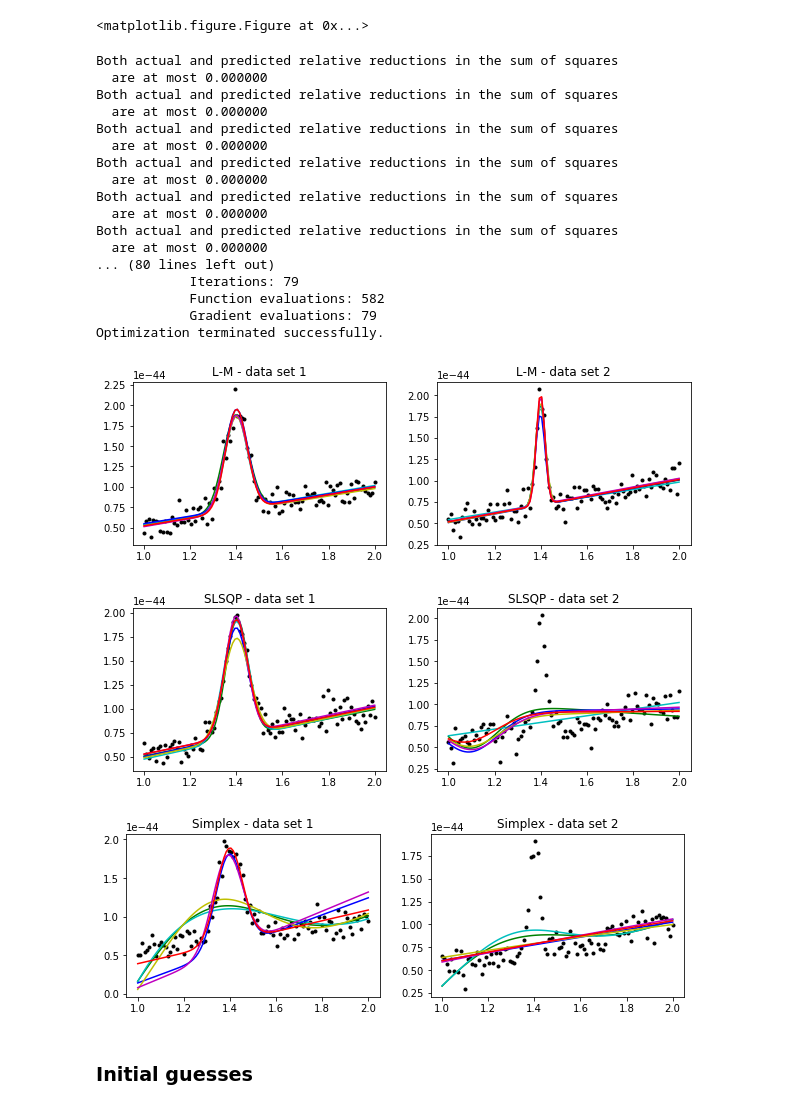
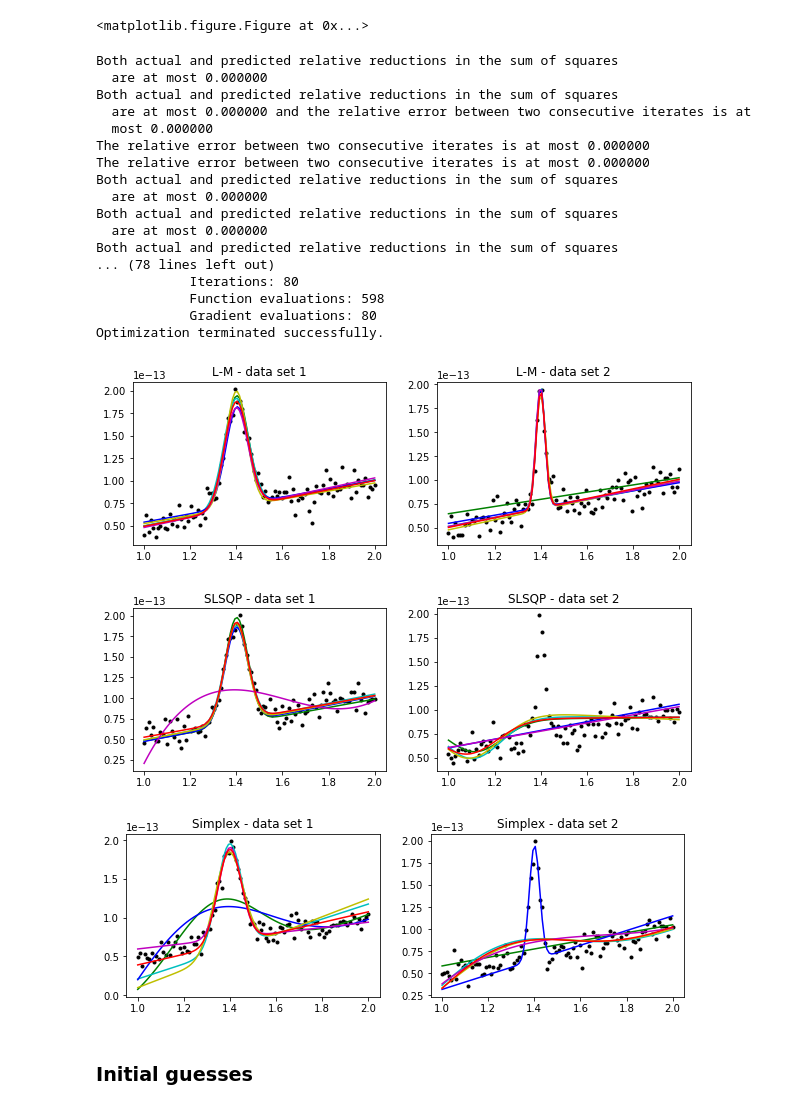
Before and after one commit to ibusko/experiments_specviz, a Jupyter notebook: experiment_normalization.ipynb, the cells around one changed output. Cells and saved outputs as stored; diff of their text form; code cells hidden in the pictures.

```diff
--- a/experiment_normalization.ipynb
+++ b/experiment_normalization.ipynb
@@ -165,46 +165,46 @@ def do_fits(model, wave, f1, f2, scale, normalize=True):
     fit_and_plot(fitter, model, wave, f1, f2, scale, normalize, "Simplex")
 # %%
 # Scale factor to make flux values look realistic (e.g in flam units)
-SCALE = 1e-44
+SCALE = 1e-13
 
 # Build two data sets with simulated Gaussian + linear components. The
 # data sets are identical except for the width of the Gaussian component:
 # data set 2 has a narrower Gaussian.
 #
 # This is noiseless data, the test function adds actual noise realizations
 # to these data.
 width1 = 0.05
 width2 = 0.02
 wave = np.linspace(1, 2, 100)
 f1 = (1.2 * SCALE * np.exp(-0.5 * (wave - 1.4)**2 / width1**2) +
       SCALE * (0.01 + 0.5 * wave))
 f2 = (1.2 * SCALE * np.exp(-0.5 * (wave - 1.4)**2 / width2**2) +
       SCALE * (0.01 + 0.5 * wave))
 
 model = models.Gaussian1D() + models.Linear1D()
 
 do_fits(model, wave, f1, f2, SCALE)
 # %% [output]
+Both actual and predicted relative reductions in the sum of squares
+  are at most 0.000000
+Both actual and predicted relative reductions in the sum of squares
+  are at most 0.000000 and the relative error between two consecutive iterates is at
+  most 0.000000
+The relative error between two consecutive iterates is at most 0.000000
+The relative error between two consecutive iterates is at most 0.000000
 Both actual and predicted relative reductions in the sum of squares
   are at most 0.000000
 Both actual and predicted relative reductions in the sum of squares
   are at most 0.000000
 Both actual and predicted relative reductions in the sum of squares
-  are at most 0.000000
-Both actual and predicted relative reductions in the sum of squares
-  are at most 0.000000
-Both actual and predicted relative reductions in the sum of squares
-  are at most 0.000000
-Both actual and predicted relative reductions in the sum of squares
-  are at most 0.000000
-... (80 lines left out)
-            Iterations: 79
-            Function evaluations: 582
-            Gradient evaluations: 79
+... (78 lines left out)
+            Iterations: 80
+            Function evaluations: 598
+            Gradient evaluations: 80
 Optimization terminated successfully.
-[figure, old version]
+[figure, new version]
-[figure, old version]
+[figure, new version]
-[figure, old version]
+[figure, new version]
 # %% [markdown]
 ### Initial guesses
 # %% [markdown]
```
Also changed, not shown: parts of 7 cells of this notebook.
